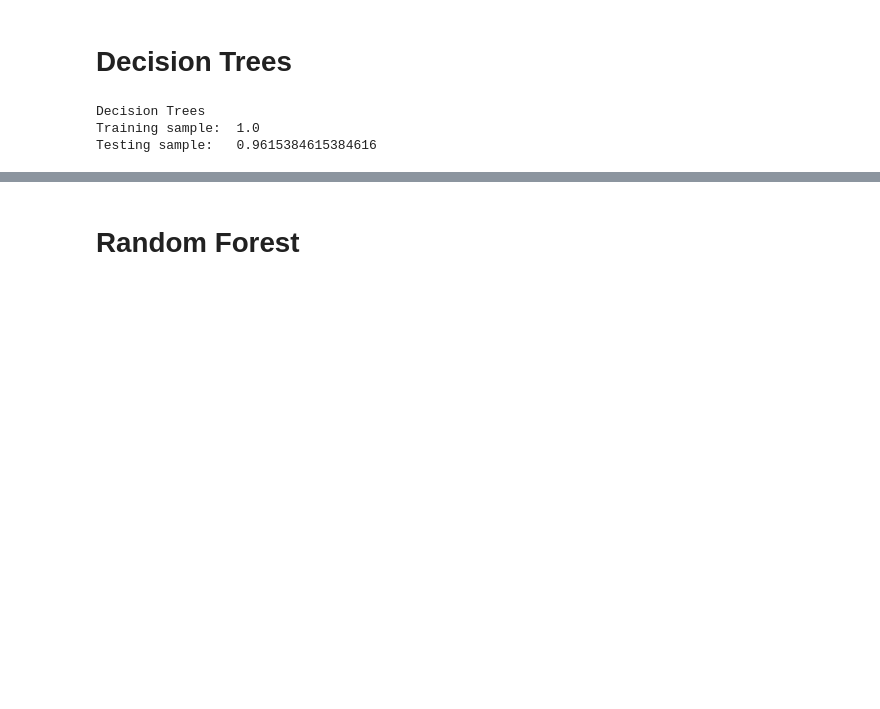
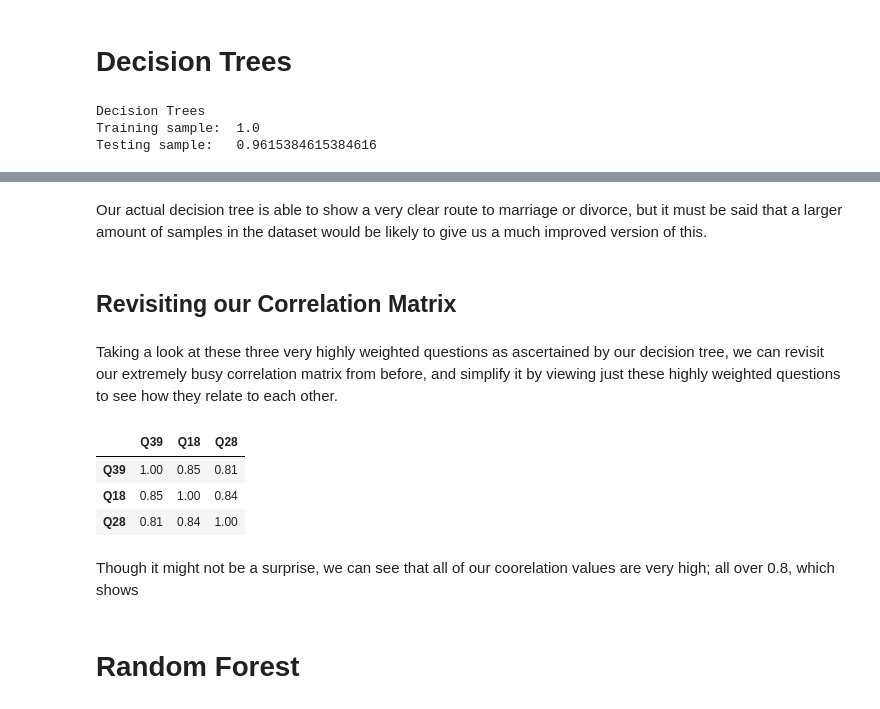
Before and after one commit to ccvale/Divorce-Datatset-Analysis, a Jupyter notebook: divorces.ipynb, the cells around one changed output, grey strips where cells are left out. Drawn from its saved outputs; the diff is of its cells as text; code cells hidden in the pictures; blank space fills up the shorter version.

```diff
--- a/divorces.ipynb
+++ b/divorces.ipynb
@@ -262,6 +312,24 @@ graph = Source(export_graphviz(dt, out_file=None,
 display(SVG(graph.pipe(format='svg')))
 # %% [output]
 [drawing not drawn]
+# %% [markdown]
+Our actual decision tree is able to show a very clear route to marriage or divorce, but it must be said that a larger amount of samples in the dataset would be likely to give us a much improved version of this.
+# %% [markdown]
+## Revisiting our Correlation Matrix
+# %% [markdown]
+Taking a look at these three very highly weighted questions as ascertained by our decision tree, we can revisit our extremely busy correlation matrix from before, and simplify it by viewing just these highly weighted questions to see how they relate to each other.
+# %%
+new_corr =  divorces[['Q39', 'Q18', 'Q28']]
+corr = new_corr.corr()
+cmap = sns.diverging_palette(5, 250, as_cmap=True)
+corr.style.background_gradient(cmap, axis=1).set_properties(**{'max-width': '80px', 'font-size': '10pt'}).set_precision(2)
+# %% [output]
+|  | Q39 | Q18 | Q28 |
+| Q39 | 1.00 | 0.85 | 0.81 |
+| Q18 | 0.85 | 1.00 | 0.84 |
+| Q28 | 0.81 | 0.84 | 1.00 |
+# %% [markdown]
+Though it might not be a surprise, we can see that all of our coorelation values are very high; all over 0.8, which shows
 # %% [markdown]
 # Random Forest
 # %%
```
Also changed, not shown: parts of 24 cells of this notebook.
